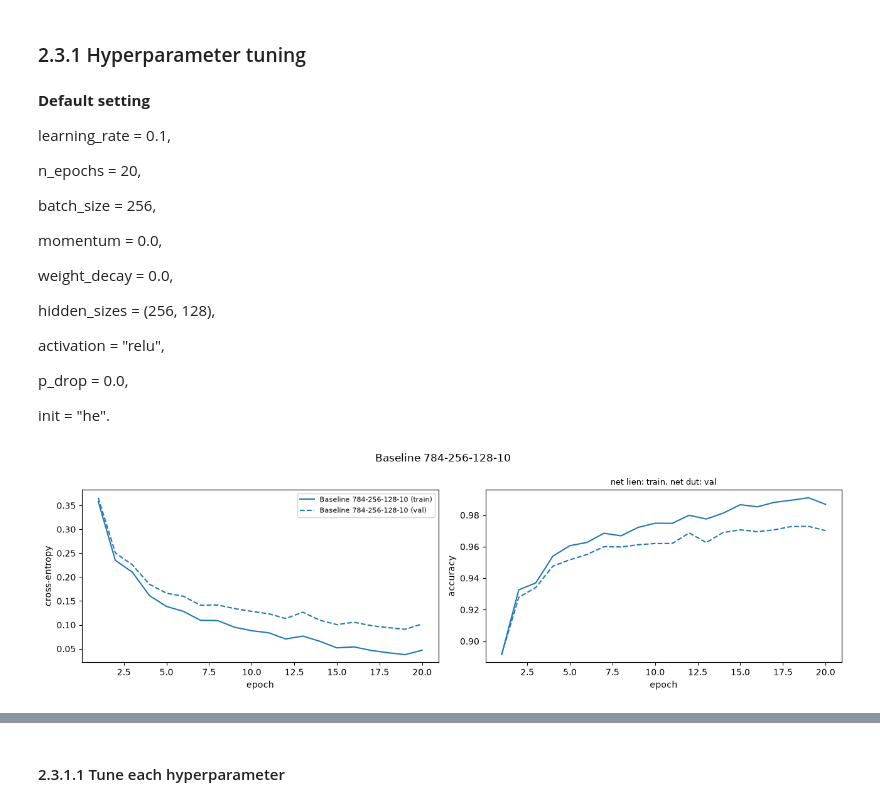
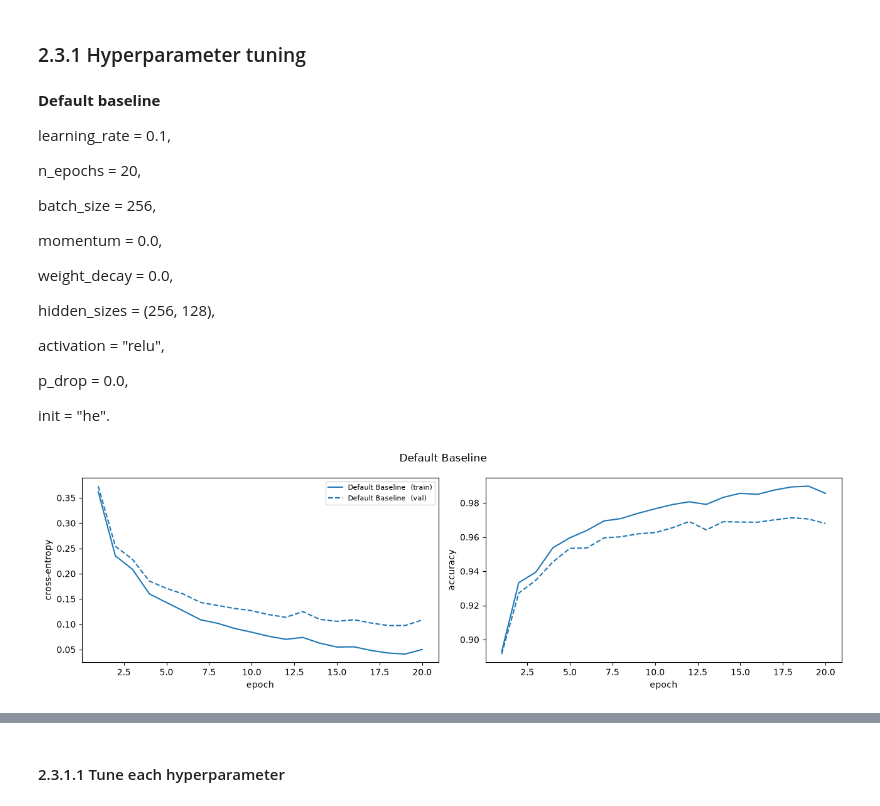
Before and after one commit to ddkhoa83/handwritten_text_recognition, a Jupyter notebook: notebooks/main.ipynb, the cells around one changed output, grey strips where cells are left out. Cells and saved outputs as stored; diff of their text form; code cells hidden in the pictures.

```diff
--- a/notebooks/main.ipynb
+++ b/notebooks/main.ipynb
@@ -190,7 +190,7 @@ Test accuracy: 0.9723
 # %% [markdown]
 ### 2.3.1 Hyperparameter tuning
 # %% [markdown]
-**Default setting**
+**Default baseline**
 
 learning_rate = 0.1,
 
@@ -210,9 +210,9 @@ p_drop = 0.0,
 
 init = "he".
 # %%
-MLP.plot_history({"Baseline 784-256-128-10": mlp_model.history_}, "Baseline 784-256-128-10")
+MLP.acc_loss_history_plot({"Default Baseline ": mlp_model.history_}, "Default Baseline")
 # %% [output]
-[figure, old version]
+[figure, new version]
 # %%
 from sklearn.metrics import confusion_matrix, ConfusionMatrixDisplay
 import matplotlib.pyplot as plt
```
Also changed, not shown: parts of 10 cells of this notebook, 1 other file.
